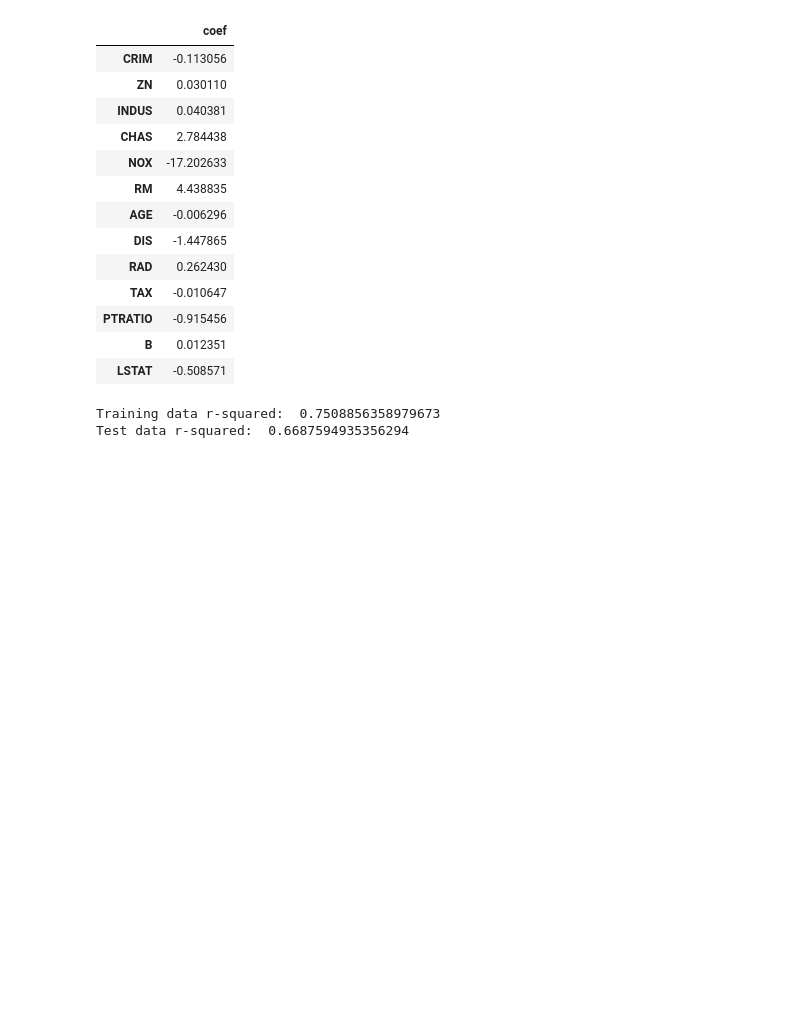
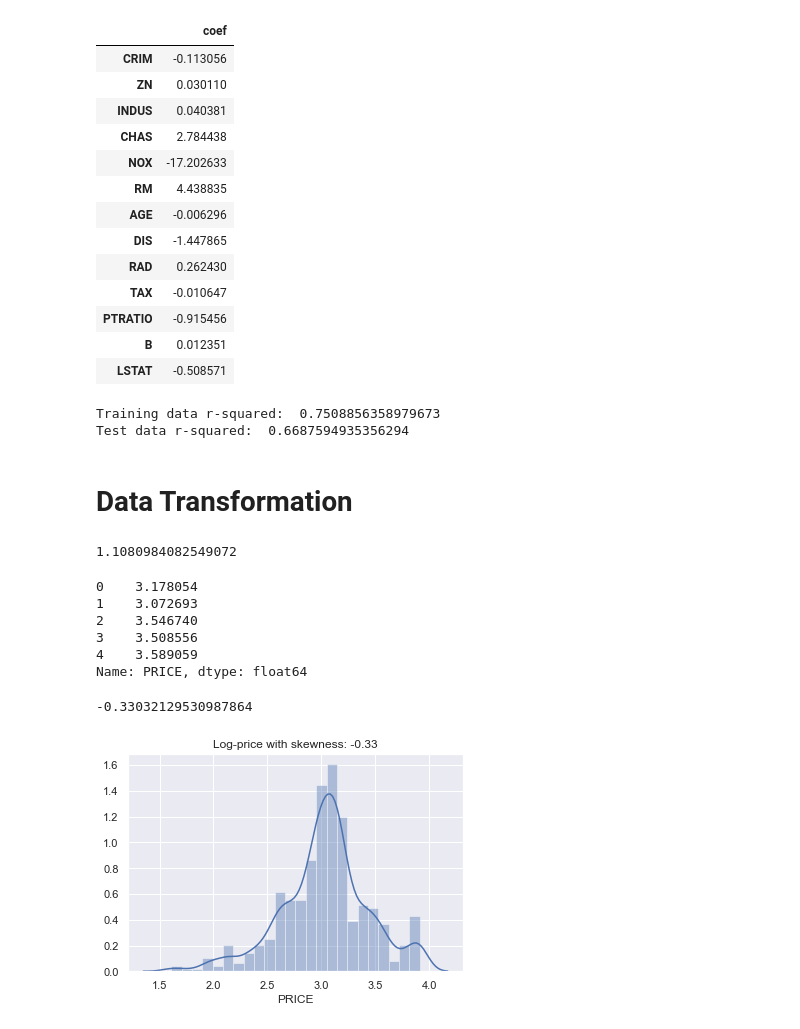
Before and after one commit to derekl-beep/data-science-projects, a Jupyter notebook: 04 Multivariable Regression.ipynb, the cells around one changed output. Saved outputs shown, nothing was run; the diff lists cells and outputs as text; code cells hidden in the pictures; blank space fills up the shorter version.

Commit message:
Add data transformation

```diff
--- a/04 Multivariate Regression.ipynb
+++ b/04 Multivariable Regression.ipynb
@@ -449,3 +450,29 @@ print('Test data r-squared: ', regr.score(X_test, y_test))
 # %% [output]
 Training data r-squared:  0.7508856358979673
 Test data r-squared:  0.6687594935356294
+# %% [markdown]
+# Data Transformation
+# %%
+data['PRICE'].skew()
+# %% [output]
+1.1080984082549072
+# %%
+y_log = np.log(data['PRICE'])
+y_log.head()
+# %% [output]
+0    3.178054
+1    3.072693
+2    3.546740
+3    3.508556
+4    3.589059
+Name: PRICE, dtype: float64
+# %%
+y_log.skew()
+# %% [output]
+-0.33032129530987864
+# %%
+sns.distplot(y_log)
+plt.title('Log-price with skewness: {}'.format(round(y_log.skew(),3)))
+plt.show()
+# %% [output]
+[figure, added]
```
Also changed, not shown: parts of 11 cells of this notebook, 2 other files.
